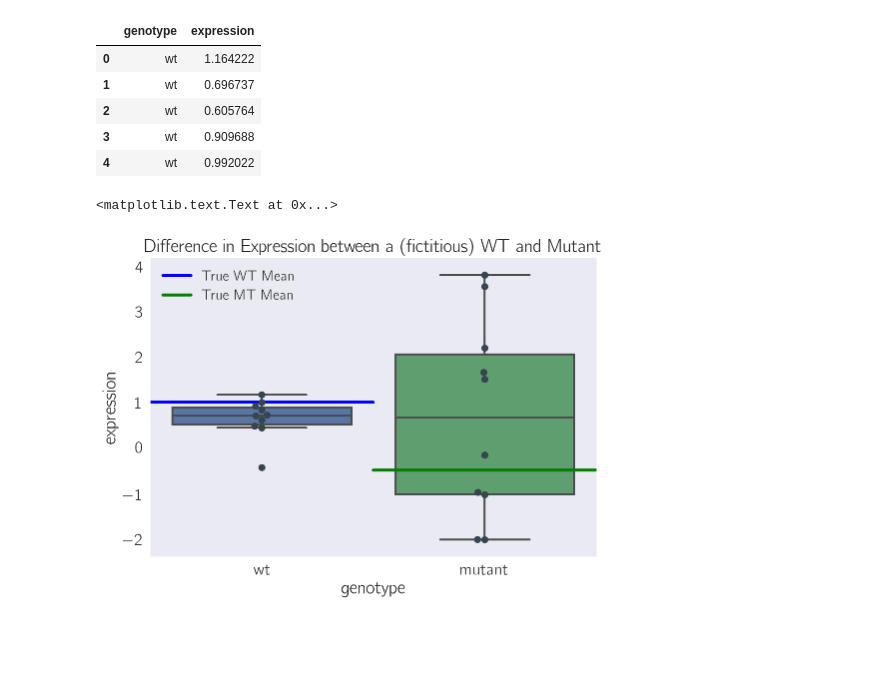
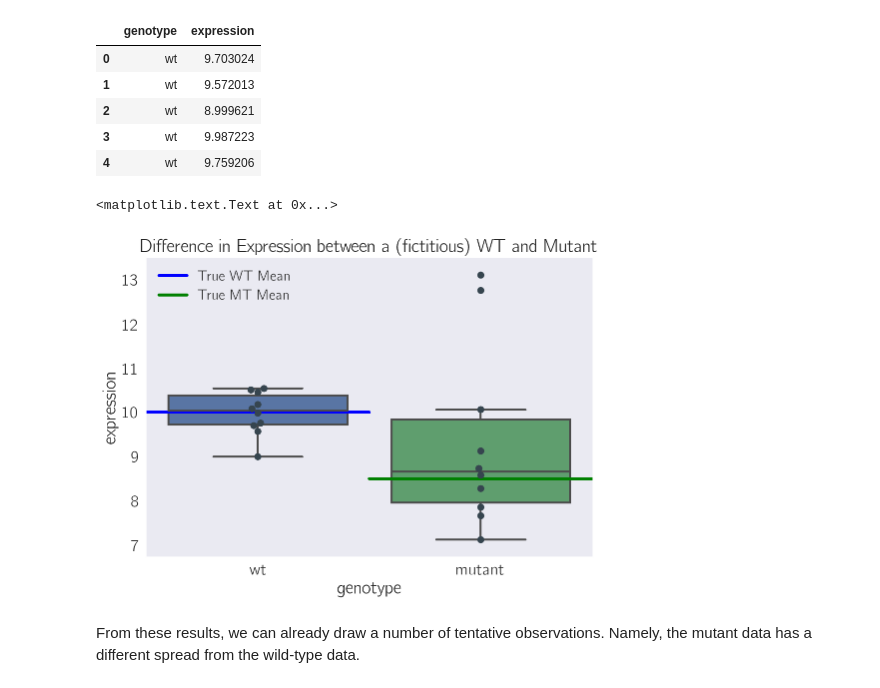
Before and after one commit to WormLabCaltech/mprsq, a Jupyter notebook: src/stats_tutorials/Introduction to Non-parametric Bootstrap.ipynb, the cells around one changed output. Cells and saved outputs as stored; diff of their text form; code cells hidden in the pictures; blank space fills up the shorter version.

```diff
--- a/src/stats_tutorials/Introduction to Non-parametric Bootstrap.ipynb
+++ b/src/stats_tutorials/Introduction to Non-parametric Bootstrap.ipynb
@@ -42,8 +48,9 @@ mpl.rcParams['legend.fontsize'] = 14
 # %%
-x = np.random.normal(1, .5, 10)
-y = np.random.standard_t(2.7, 10) - .5
+x = np.random.normal(10, .5, 10)
+y = np.random.standard_t(2.7, 10) + 8.5 # add 8.5 to make mean(y) = -0.5
 
-y[0:2] = np.random.normal(2, 1, 2)
+# make two of the mutant data points outliers to bring the samples closer together
+y[0:2] = np.random.normal(13, 1, 2)
 
 # place the data in a dataframe
 data = np.vstack([x, y]).transpose()
@@ -55,18 +62,20 @@ tidy = pd.melt(df, var_name = 'genotype', value_name='expression')
 tidy.head()
 # %% [output]
 |  | genotype | expression |
-| 0 | wt | 1.164222 |
-| 1 | wt | 0.696737 |
-| 2 | wt | 0.605764 |
-| 3 | wt | 0.909688 |
-| 4 | wt | 0.992022 |
+| 0 | wt | 9.703024 |
+| 1 | wt | 9.572013 |
+| 2 | wt | 8.999621 |
+| 3 | wt | 9.987223 |
+| 4 | wt | 9.759206 |
 # %%
 sns.boxplot(x='genotype', y='expression', data=tidy)
 sns.swarmplot(x='genotype', y='expression', data=tidy, size=7, color='#36454F')
-plt.gca().axhline(1, xmin=0, xmax=0.5, color='blue', label='True WT Mean', lw=3)
-plt.gca().axhline(-0.5, xmin=0.5, xmax=1, color='green', label='True MT Mean', lw=3)
+plt.gca().axhline(10, xmin=0, xmax=0.5, color='blue', label='True WT Mean', lw=3)
+plt.gca().axhline(8.5, xmin=0.5, xmax=1, color='green', label='True MT Mean', lw=3)
 plt.legend()
 plt.title('Difference in Expression between a (fictitious) WT and Mutant')
 # %% [output]
 <matplotlib.text.Text at 0x...>
-[figure, old version]
+[figure, new version]
+# %% [markdown]
+From these results, we can already draw a number of tentative observations. Namely, the mutant data has a different spread from the wild-type data.
```
Also changed, not shown: parts of 32 cells of this notebook, 4 other files.
